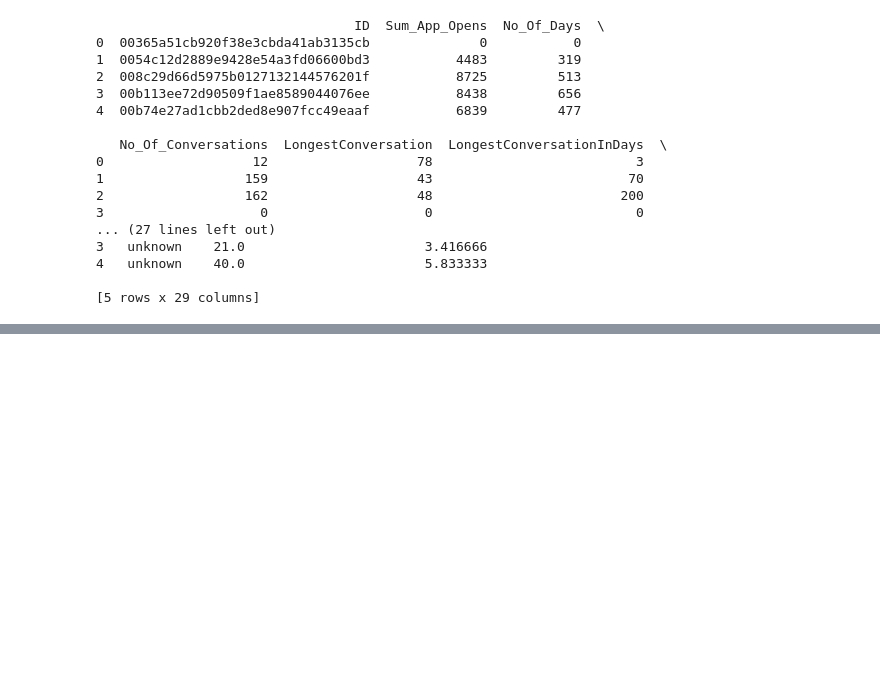
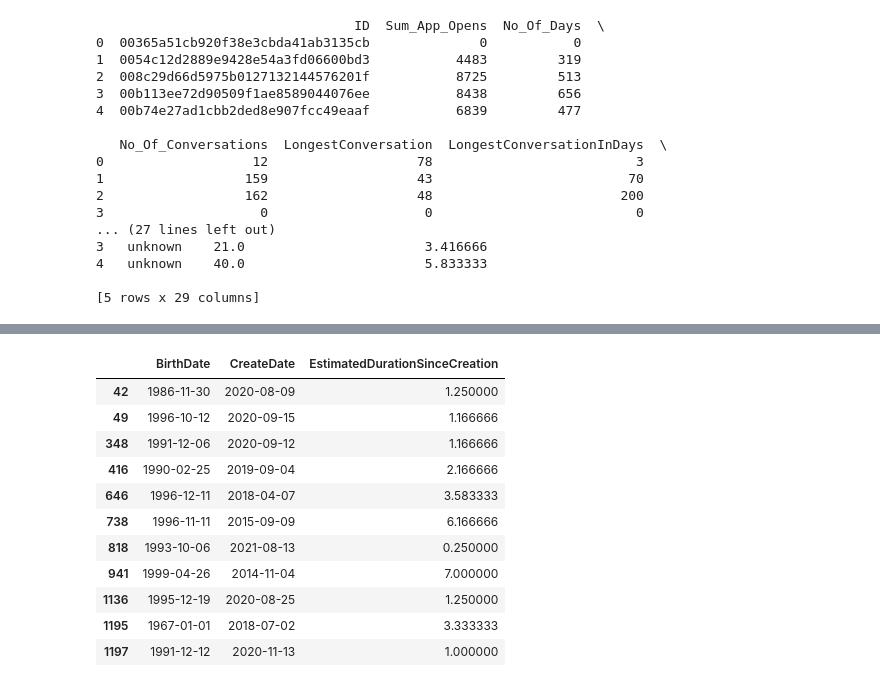
Before and after one commit to prackash/Tinder_Analysis, a Jupyter notebook: analysis.ipynb, the cells around one changed output, grey strips where cells are left out. Drawn from its saved outputs; the diff is of its cells as text; code cells hidden in the pictures; blank space fills up the shorter version.

```diff
--- a/analysis.ipynb
+++ b/analysis.ipynb
@@ -38,0 +89,15 @@ df.shape
+# %%
+df.loc[df['UserAge'].isnull(),['BirthDate','CreateDate','EstimatedDurationSinceCreation']]
+# %% [output]
+|  | BirthDate | CreateDate | EstimatedDurationSinceCreation |
+| 42 | 1986-11-30 | 2020-08-09 | 1.250000 |
+| 49 | 1996-10-12 | 2020-09-15 | 1.166666 |
+| 348 | 1991-12-06 | 2020-09-12 | 1.166666 |
+| 416 | 1990-02-25 | 2019-09-04 | 2.166666 |
+| 646 | 1996-12-11 | 2018-04-07 | 3.583333 |
+| 738 | 1996-11-11 | 2015-09-09 | 6.166666 |
+| 818 | 1993-10-06 | 2021-08-13 | 0.250000 |
+| 941 | 1999-04-26 | 2014-11-04 | 7.000000 |
+| 1136 | 1995-12-19 | 2020-08-25 | 1.250000 |
+| 1195 | 1967-01-01 | 2018-07-02 | 3.333333 |
+| 1197 | 1991-12-12 | 2020-11-13 | 1.000000 |
```
Also changed, not shown: parts of 30 cells of this notebook.
